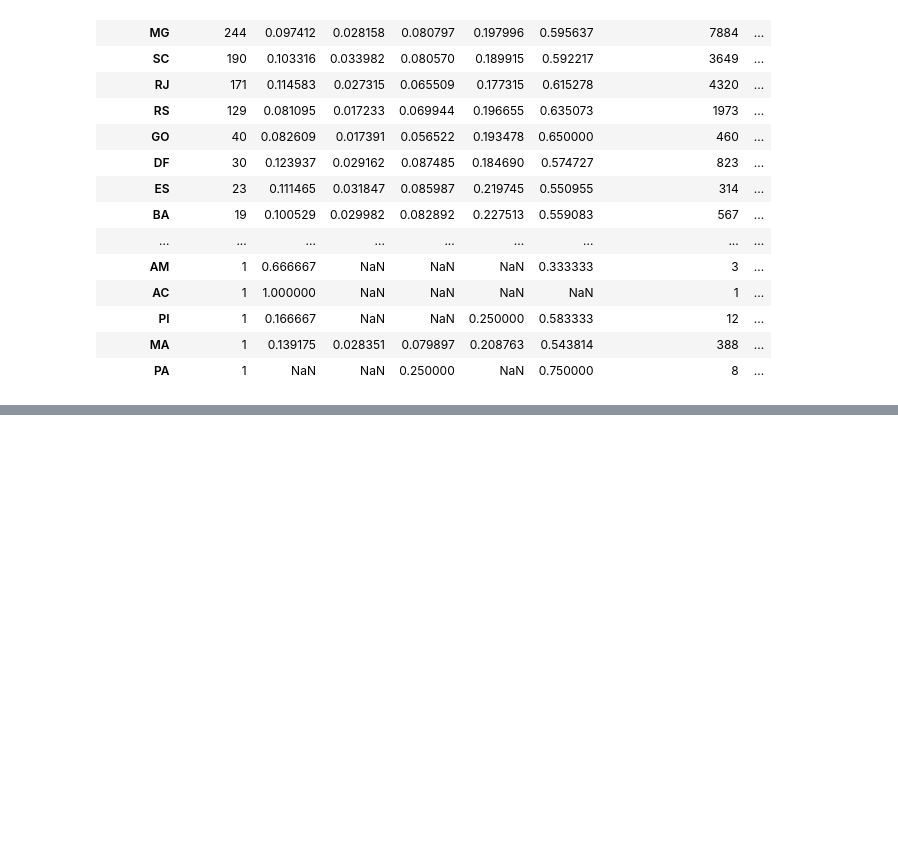
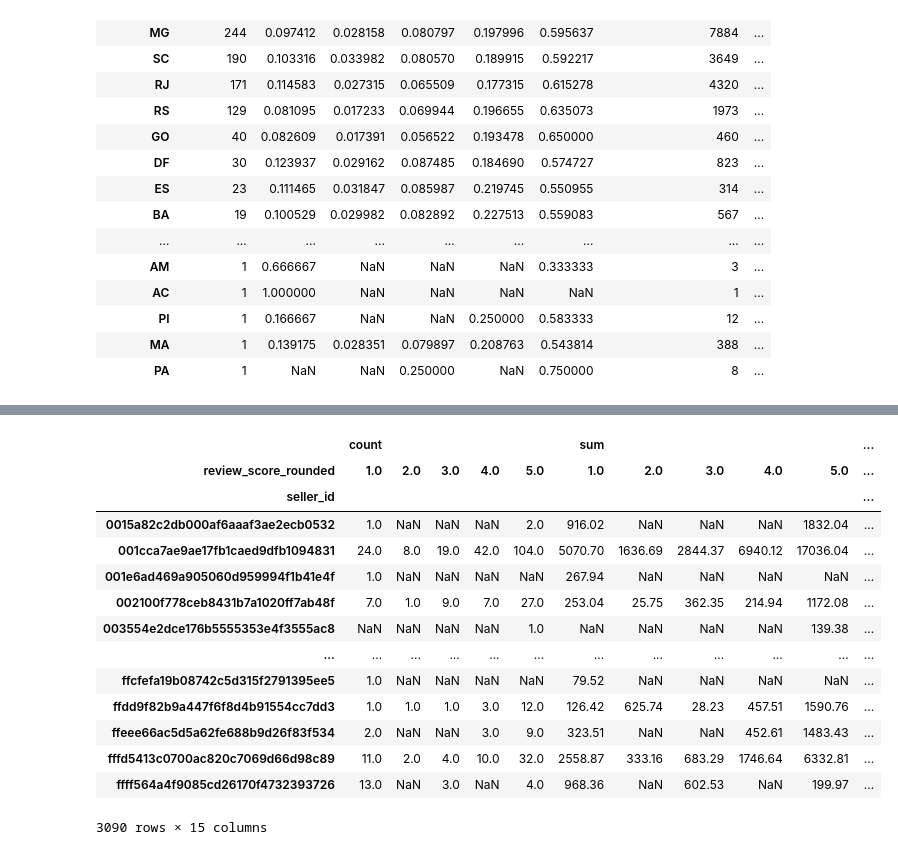
Before and after one commit to Andre-do-Amaral/tcc, a Jupyter notebook: Analise_EDA.ipynb, the cells around one changed output, grey strips where cells are left out. Saved outputs shown, nothing was run; the diff lists cells and outputs as text; code cells hidden in the pictures; blank space fills up the shorter version.

```diff
--- a/Analise_EDA.ipynb
+++ b/Analise_EDA.ipynb
@@ -716,0 +793,3 @@ display(df_agg4)
+# %%
+reviews_ped_preco_consumidor_vend['mesmo_uf'] = reviews_ped_preco_consumidor_vend['customer_state'] == reviews_ped_preco_consumidor_vend['seller_state']
+reviews_ped_preco_consumidor_vend
@@ -716,0 +1025,18 @@ display(df_agg4)
+# %%
+reviews_ped_preco_consumidor_vend.pivot_table(index='seller_id', columns='review_score_rounded', values ='vl_total'  ,aggfunc=['count', 'sum', 'mean'])
+# %% [output]
+|  | count |  |  |  |  | sum |  |  |  |  | ... |
+| review_score_rounded | 1.0 | 2.0 | 3.0 | 4.0 | 5.0 | 1.0 | 2.0 | 3.0 | 4.0 | 5.0 | ... |
+| seller_id |  |  |  |  |  |  |  |  |  |  | ... |
+| 0015a82c2db000af6aaaf3ae2ecb0532 | 1.0 | NaN | NaN | NaN | 2.0 | 916.02 | NaN | NaN | NaN | 1832.04 | ... |
+| 001cca7ae9ae17fb1caed9dfb1094831 | 24.0 | 8.0 | 19.0 | 42.0 | 104.0 | 5070.70 | 1636.69 | 2844.37 | 6940.12 | 17036.04 | ... |
+| 001e6ad469a905060d959994f1b41e4f | 1.0 | NaN | NaN | NaN | NaN | 267.94 | NaN | NaN | NaN | NaN | ... |
+| 002100f778ceb8431b7a1020ff7ab48f | 7.0 | 1.0 | 9.0 | 7.0 | 27.0 | 253.04 | 25.75 | 362.35 | 214.94 | 1172.08 | ... |
+| 003554e2dce176b5555353e4f3555ac8 | NaN | NaN | NaN | NaN | 1.0 | NaN | NaN | NaN | NaN | 139.38 | ... |
+| ... | ... | ... | ... | ... | ... | ... | ... | ... | ... | ... | ... |
+| ffcfefa19b08742c5d315f2791395ee5 | 1.0 | NaN | NaN | NaN | NaN | 79.52 | NaN | NaN | NaN | NaN | ... |
+| ffdd9f82b9a447f6f8d4b91554cc7dd3 | 1.0 | 1.0 | 1.0 | 3.0 | 12.0 | 126.42 | 625.74 | 28.23 | 457.51 | 1590.76 | ... |
+| ffeee66ac5d5a62fe688b9d26f83f534 | 2.0 | NaN | NaN | 3.0 | 9.0 | 323.51 | NaN | NaN | 452.61 | 1483.43 | ... |
+| fffd5413c0700ac820c7069d66d98c89 | 11.0 | 2.0 | 4.0 | 10.0 | 32.0 | 2558.87 | 333.16 | 683.29 | 1746.64 | 6332.81 | ... |
+| ffff564a4f9085cd26170f4732393726 | 13.0 | NaN | 3.0 | NaN | 4.0 | 968.36 | NaN | 602.53 | NaN | 199.97 | ... |
+3090 rows × 15 columns
```
Also changed, not shown: parts of 16 cells of this notebook.
